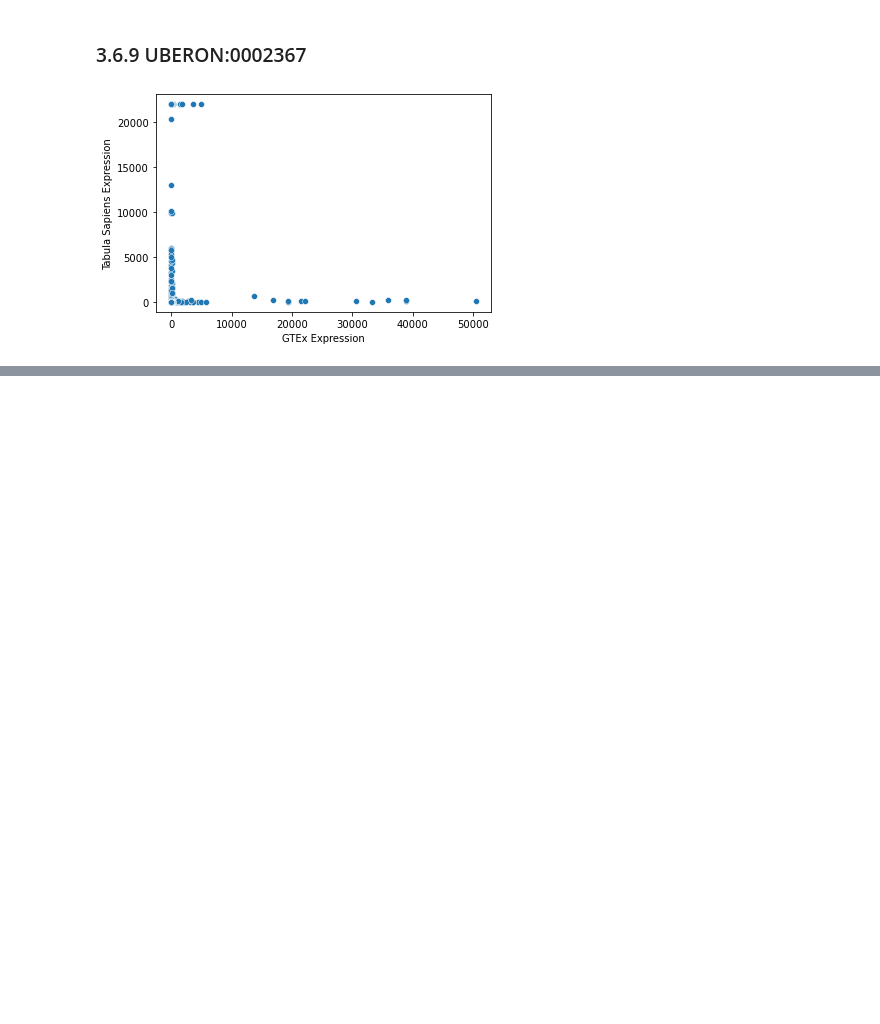
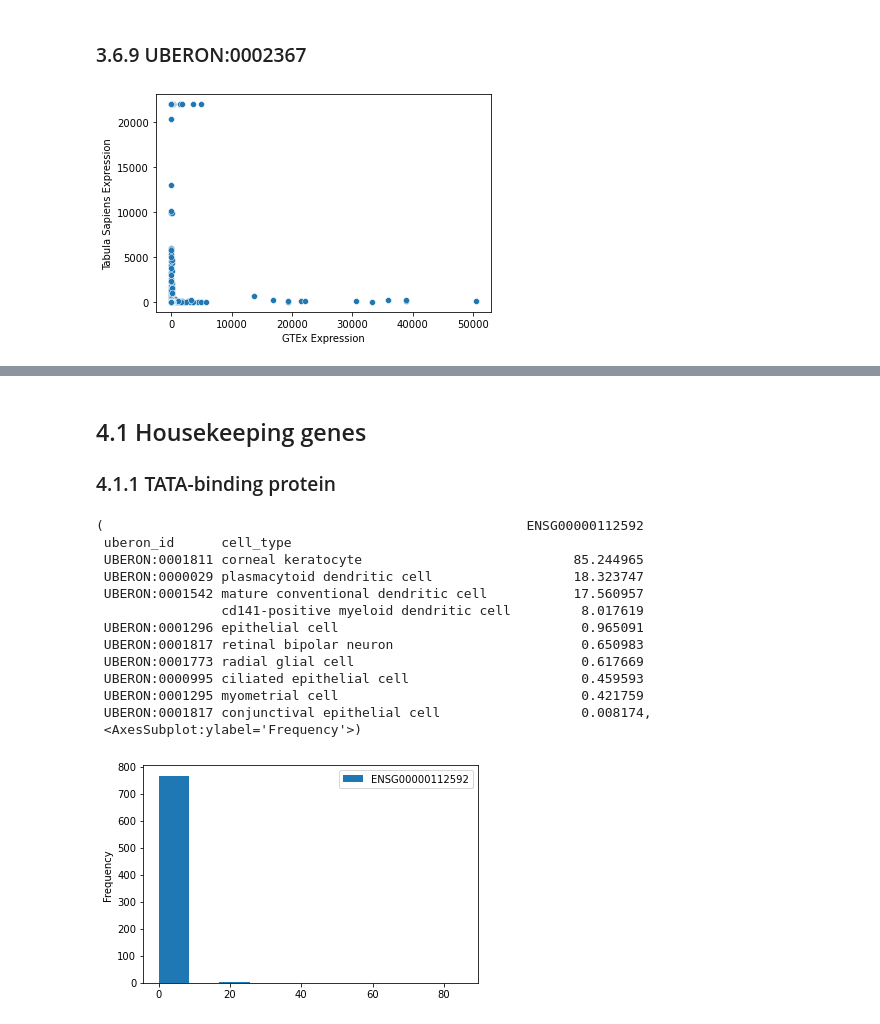
Before and after one commit to opentargets/baseline-expression, a Jupyter notebook: Tabula Sapiens Comparison with Bulk RNA-seq Expression Data.ipynb, the cells around one changed output, grey strips where cells are left out. Saved outputs shown, nothing was run; the diff lists cells and outputs as text; code cells hidden in the pictures; blank space fills up the shorter version.

```diff
--- a/Tabula Sapiens Comparison with Bulk RNA-seq Expression Data.ipynb
+++ b/Tabula Sapiens Comparison with Bulk RNA-seq Expression Data.ipynb
@@ -741,0 +901,3 @@ Does the order matter for the calculation of correlation across the genes for ea
+# %%
+#read in data from saved pickle
+tabula_sapiens = pd.read_pickle('median_exp_tabula_counts_uberon_ensemblid.pkl', compression = 'gzip')
@@ -741,0 +921,24 @@ Does the order matter for the calculation of correlation across the genes for ea
+# %%
+def gene_expression_dist(gene):
+    gene_df = pd.DataFrame(tabula_sapiens[gene])
+    return gene_df[gene_df[gene] != 0].sort_values(by = gene, ascending = False), gene_df.plot.hist()
+# %% [markdown]
+## 4.1 Housekeeping genes
+### 4.1.1 TATA-binding protein
+# %%
+gene_expression_dist('ENSG00000112592')
+# %% [output]
+(                                                      ENSG00000112592
+ uberon_id      cell_type
+ UBERON:0001811 corneal keratocyte                           85.244965
+ UBERON:0000029 plasmacytoid dendritic cell                  18.323747
+ UBERON:0001542 mature conventional dendritic cell           17.560957
+                cd141-positive myeloid dendritic cell         8.017619
+ UBERON:0001296 epithelial cell                               0.965091
+ UBERON:0001817 retinal bipolar neuron                        0.650983
+ UBERON:0001773 radial glial cell                             0.617669
+ UBERON:0000995 ciliated epithelial cell                      0.459593
+ UBERON:0001295 myometrial cell                               0.421759
+ UBERON:0001817 conjunctival epithelial cell                  0.008174,
+ <AxesSubplot:ylabel='Frequency'>)
+[figure, added]
```
Also changed, not shown: parts of 143 cells of this notebook.
